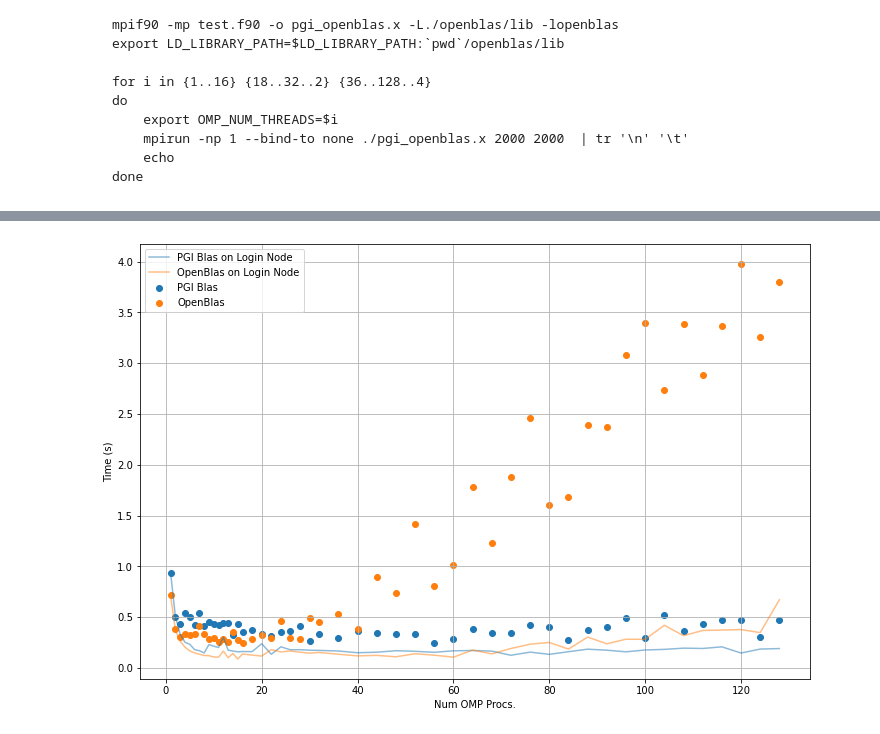
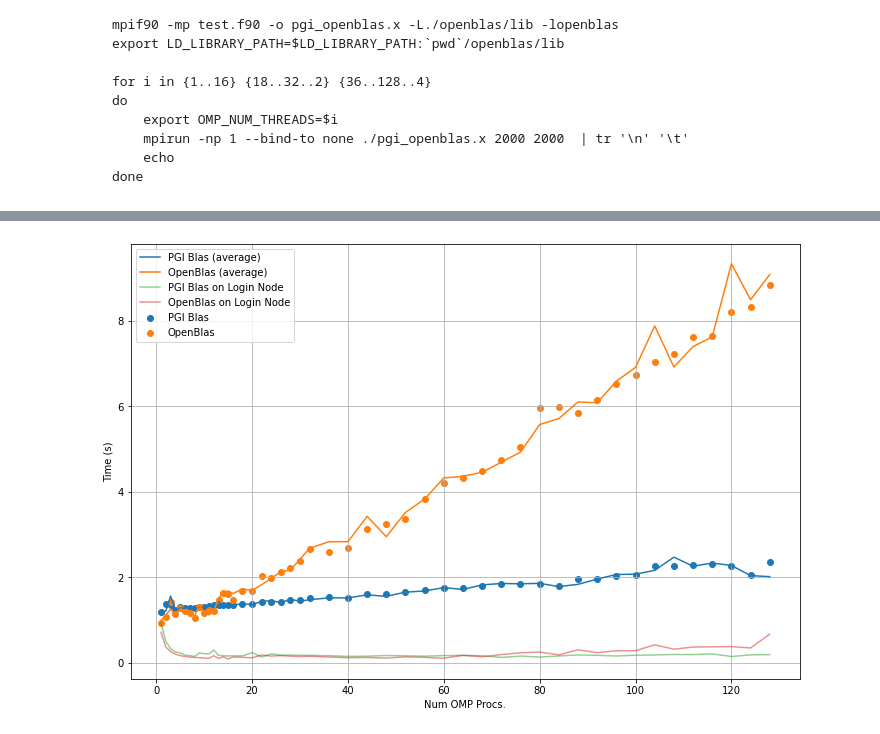
Before and after one commit to bonfus/testing-dgemm-on-marconi100, a Jupyter notebook: Report.ipynb, the cells around one changed output, grey strips where cells are left out. Drawn from its saved outputs; the diff is of its cells as text; code cells hidden in the pictures.

```diff
--- a/Report.ipynb
+++ b/Report.ipynb
@@ -213,18 +305,23 @@ Below are the results on the compute node with the following script, notice **--
 # %%
-vals = read_output('slurm-1327.out')
+vals = read_output('slurm-2283.out')
 f, ax = plt.subplots(nrows=1, ncols=1, figsize=(12,8))
+
+
 ax.scatter(vals[:48,0],vals[:48,5], label='PGI Blas')
+ax.plot(vals[:48,0],vals[:48,4], label='PGI Blas (average)')
 ax.scatter(vals[48:,0],vals[48:,5], label='OpenBlas')
+ax.plot(vals[48:,0],vals[48:,4], label='OpenBlas (average)')
+
 
 vals = read_output('on_login')
 ax.plot(vals[:48,0],vals[:48,5], alpha=0.5, label='PGI Blas on Login Node')
 ax.plot(vals[48:,0],vals[48:,5], alpha=0.5, label='OpenBlas on Login Node')
 
 ax.set_xlabel('Num OMP Procs.')
 ax.set_ylabel('Time (s)')
 
 ax.legend()
 ax.grid()
 plt.show()
 # %% [output]
-[figure, old version]
+[figure, new version]
```
Also changed, not shown: parts of 9 cells of this notebook, 3 other files.
